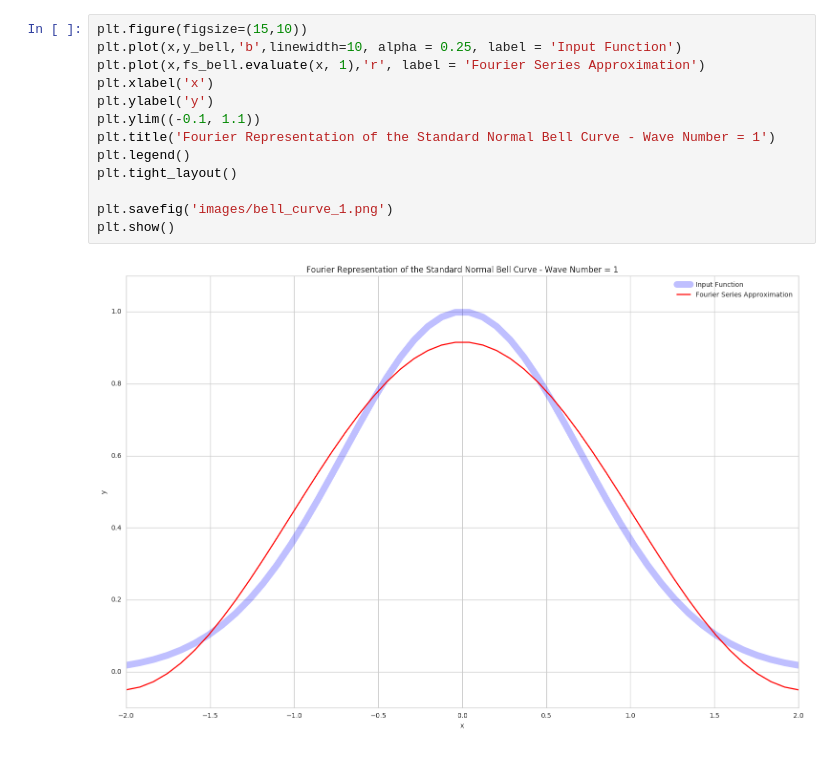
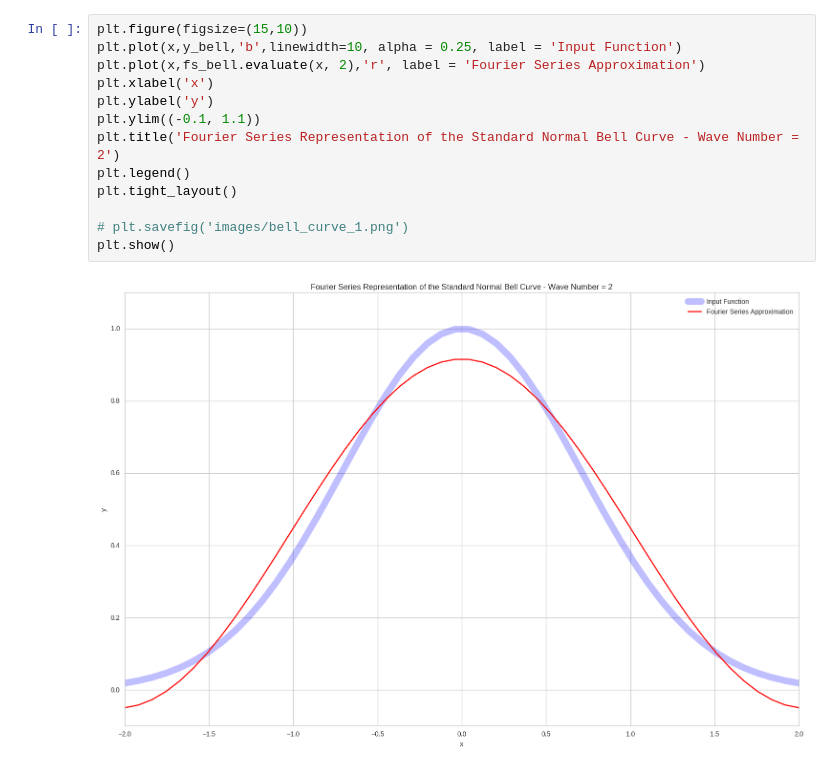
Before and after one commit to jbhersch/fast_fourier_series, a Jupyter notebook: test_ffs.ipynb, the cells around one changed output. Drawn from its saved outputs; the diff is of its cells as text.

```diff
--- a/test_ffs.ipynb
+++ b/test_ffs.ipynb
@@ -29,18 +30,18 @@ plt.show()
 # %%
 plt.figure(figsize=(15,10))
 plt.plot(x,y_bell,'b',linewidth=10, alpha = 0.25, label = 'Input Function')
-plt.plot(x,fs_bell.evaluate(x, 1),'r', label = 'Fourier Series Approximation')
+plt.plot(x,fs_bell.evaluate(x, 2),'r', label = 'Fourier Series Approximation')
 plt.xlabel('x')
 plt.ylabel('y')
 plt.ylim((-0.1, 1.1))
-plt.title('Fourier Representation of the Standard Normal Bell Curve - Wave Number = 1')
+plt.title('Fourier Series Representation of the Standard Normal Bell Curve - Wave Number = 2')
 plt.legend()
 plt.tight_layout()
 
-plt.savefig('images/bell_curve_1.png')
+# plt.savefig('images/bell_curve_1.png')
 plt.show()
 # %% [output]
-[figure, old version]
+[figure, new version]
 # %%
 x = np.linspace(-2,2,50)
 y_cubic = x**3
```
Also changed, not shown: parts of 17 cells of this notebook, 11 other files.
